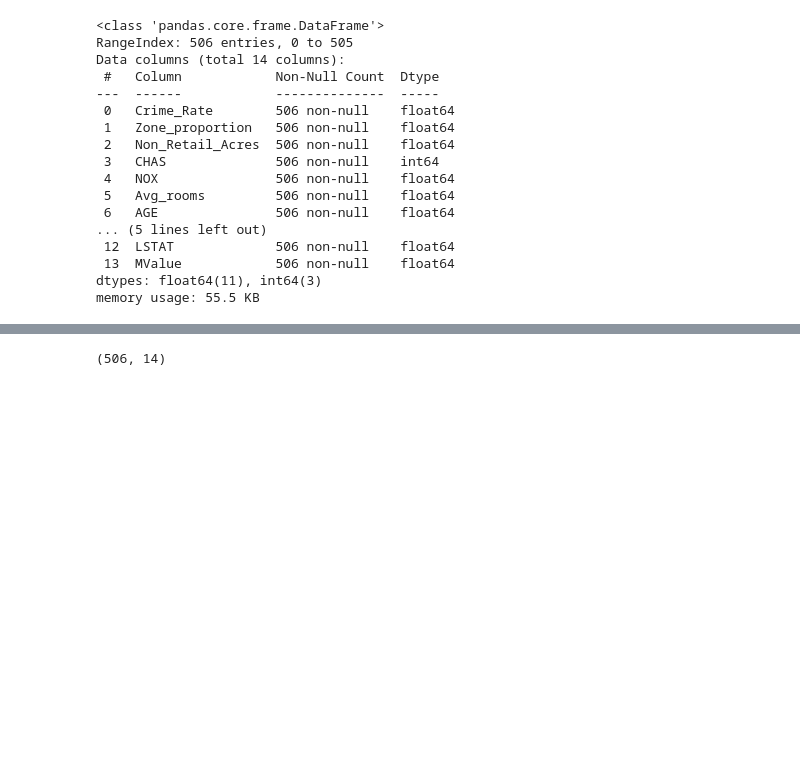
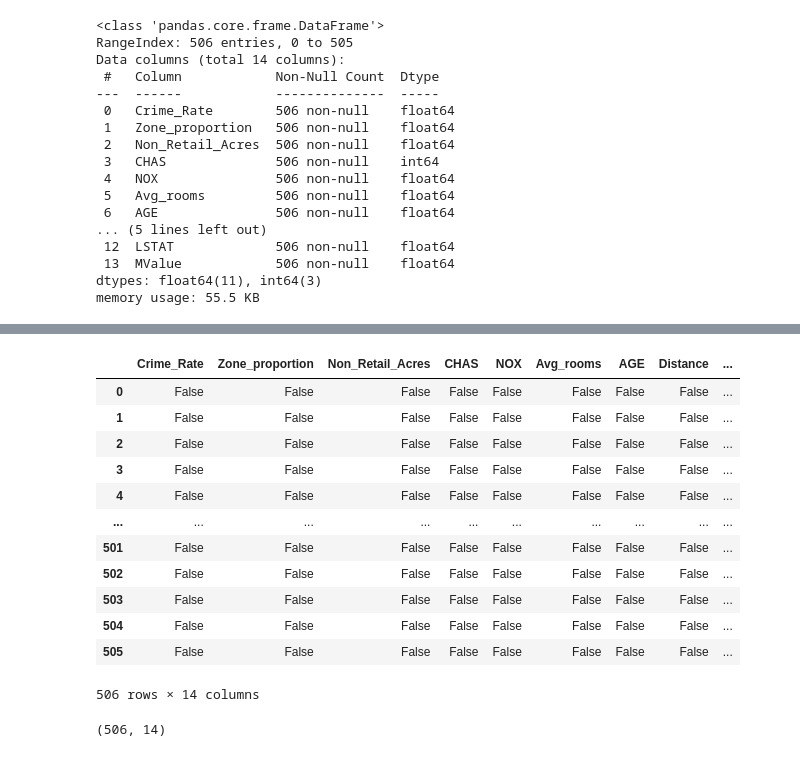
Before and after one commit to 2348562/ML-lab, a Jupyter notebook: 2348562_Program_1.ipynb, the cells around one changed output, grey strips where cells are left out. Drawn from its saved outputs; the diff is of its cells as text; code cells hidden in the pictures; blank space fills up the shorter version.

```diff
--- a/2348562_Program_1.ipynb
+++ b/2348562_Program_1.ipynb
@@ -57,6 +60,22 @@ df.describe()
 | 50% | 0.256510 | 0.000000 | 9.690000 | 0.000000 | 0.538000 | 6.208500 | 77.500000 | 3.207450 | ... |
 | 75% | 3.677083 | 12.500000 | 18.100000 | 0.000000 | 0.624000 | 6.623500 | 94.075000 | 5.188425 | ... |
 | max | 88.976200 | 100.000000 | 27.740000 | 1.000000 | 0.871000 | 8.780000 | 100.000000 | 12.126500 | ... |
+# %%
+df.isnull()
+# %% [output]
+|  | Crime_Rate | Zone_proportion | Non_Retail_Acres | CHAS | NOX | Avg_rooms | AGE | Distance | ... |
+| 0 | False | False | False | False | False | False | False | False | ... |
+| 1 | False | False | False | False | False | False | False | False | ... |
+| 2 | False | False | False | False | False | False | False | False | ... |
+| 3 | False | False | False | False | False | False | False | False | ... |
+| 4 | False | False | False | False | False | False | False | False | ... |
+| ... | ... | ... | ... | ... | ... | ... | ... | ... | ... |
+| 501 | False | False | False | False | False | False | False | False | ... |
+| 502 | False | False | False | False | False | False | False | False | ... |
+| 503 | False | False | False | False | False | False | False | False | ... |
+| 504 | False | False | False | False | False | False | False | False | ... |
+| 505 | False | False | False | False | False | False | False | False | ... |
+506 rows × 14 columns
 # %%
 df.shape
 # %% [output]
```
Also changed, not shown: parts of 11 cells of this notebook.
